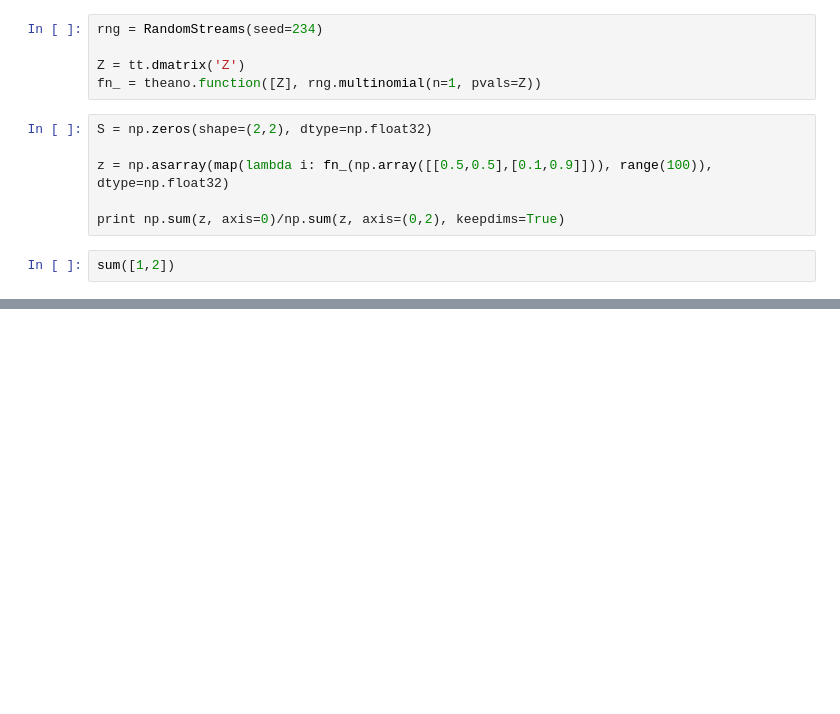
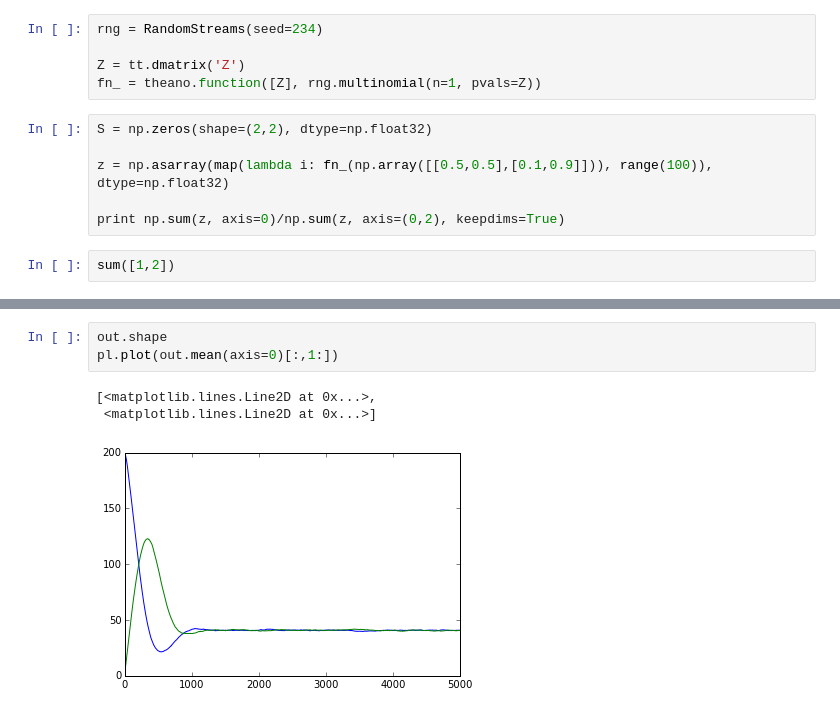
Before and after one commit to leighton/gillespie, a Jupyter notebook: examples/pred_prey.ipynb, the cells around one changed output, grey strips where cells are left out. Drawn from its saved outputs; the diff is of its cells as text; blank space fills up the shorter version.

```diff
--- a/examples/pred_prey.ipynb
+++ b/examples/pred_prey.ipynb
@@ -234,0 +267,7 @@ sum([1,2])
+# %%
+out.shape
+pl.plot(out.mean(axis=0)[:,1:])
+# %% [output]
+[<matplotlib.lines.Line2D at 0x...>,
+ <matplotlib.lines.Line2D at 0x...>]
+[figure, added]
```
Also changed, not shown: parts of 3 cells of this notebook, 3 other files.
